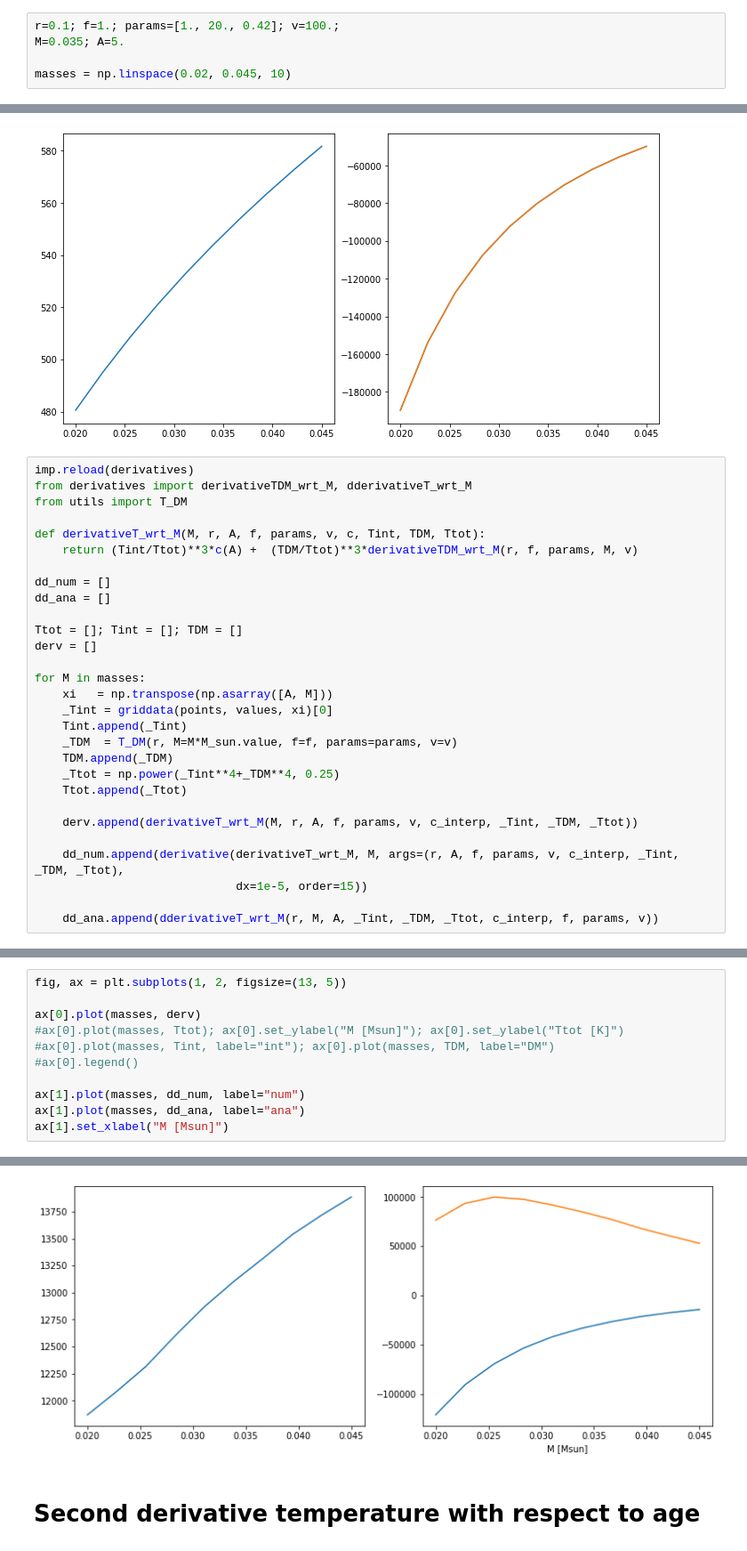
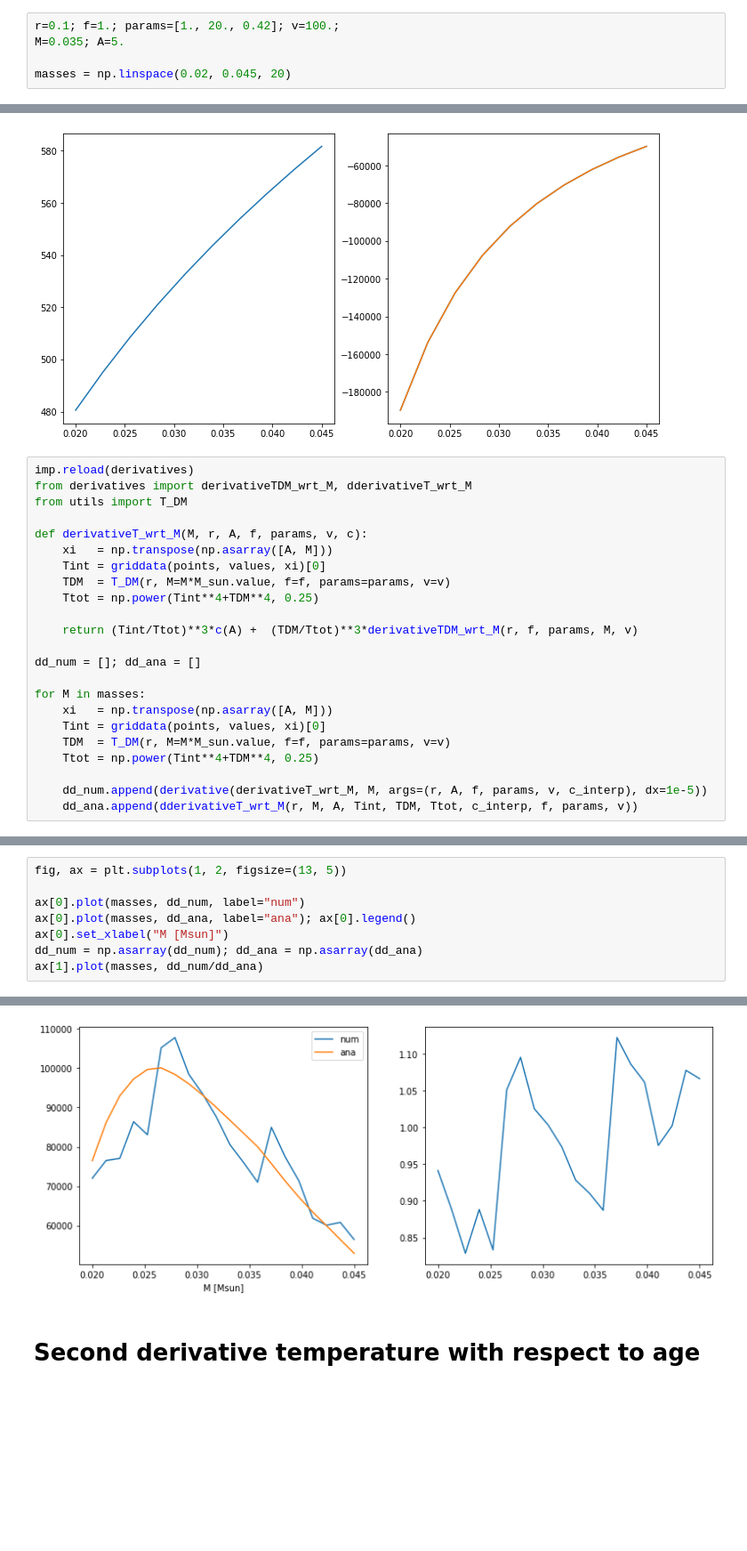
Before and after one commit to mariabenitocst/exoplanets, a Jupyter notebook: jupyter-notebook/checking_dderivatives.ipynb, the cells around one changed output, grey strips where cells are left out. Shown: that part at 89% size. Saved outputs shown, nothing was run; the diff lists cells and outputs as text; blank space fills up the shorter version.

```diff
--- a/jupyter-notebook/checking_dderivatives.ipynb
+++ b/jupyter-notebook/checking_dderivatives.ipynb
@@ -39,7 +62,7 @@ values = data[2]
 r=0.1; f=1.; params=[1., 20., 0.42]; v=100.;
 M=0.035; A=5.
 
-masses = np.linspace(0.02, 0.045, 10)
+masses = np.linspace(0.02, 0.045, 20)
 # %%
 _sigma_sb               = sigma_sb.value
 _G                      = G.value
@@ -118,27 +141,21 @@ imp.reload(derivatives)
 from derivatives import derivativeTDM_wrt_M, dderivativeT_wrt_M
 from utils import T_DM
 
-def derivativeT_wrt_M(M, r, A, f, params, v, c, Tint, TDM, Ttot):
+def derivativeT_wrt_M(M, r, A, f, params, v, c):
+    xi   = np.transpose(np.asarray([A, M]))
+    Tint = griddata(points, values, xi)[0]
+    TDM  = T_DM(r, M=M*M_sun.value, f=f, params=params, v=v)
+    Ttot = np.power(Tint**4+TDM**4, 0.25)
+
     return (Tint/Ttot)**3*c(A) +  (TDM/Ttot)**3*derivativeTDM_wrt_M(r, f, params, M, v)
 
-dd_num = []
-dd_ana = []
-
-Ttot = []; Tint = []; TDM = []
-derv = []
+dd_num = []; dd_ana = []
 
 for M in masses:
     xi   = np.transpose(np.asarray([A, M]))
-    _Tint = griddata(points, values, xi)[0]
-    Tint.append(_Tint)
-    _TDM  = T_DM(r, M=M*M_sun.value, f=f, params=params, v=v)
-    TDM.append(_TDM)
-    _Ttot = np.power(_Tint**4+_TDM**4, 0.25)
-    Ttot.append(_Ttot)
+    Tint = griddata(points, values, xi)[0]
+    TDM  = T_DM(r, M=M*M_sun.value, f=f, params=params, v=v)
+    Ttot = np.power(Tint**4+TDM**4, 0.25)
 
-    derv.append(derivativeT_wrt_M(M, r, A, f, params, v, c_interp, _Tint, _TDM, _Ttot))
-
-    dd_num.append(derivative(derivativeT_wrt_M, M, args=(r, A, f, params, v, c_interp, _Tint, _TDM, _Ttot),
-                             dx=1e-5, order=15))
-
-    dd_ana.append(dderivativeT_wrt_M(r, M, A, _Tint, _TDM, _Ttot, c_interp, f, params, v))
+    dd_num.append(derivative(derivativeT_wrt_M, M, args=(r, A, f, params, v, c_interp), dx=1e-5))
+    dd_ana.append(dderivativeT_wrt_M(r, M, A, Tint, TDM, Ttot, c_interp, f, params, v))
@@ -172,12 +162,9 @@ Traceback (most recent call last):
 # %%
 fig, ax = plt.subplots(1, 2, figsize=(13, 5))
 
-ax[0].plot(masses, derv)
-#ax[0].plot(masses, Ttot); ax[0].set_ylabel("M [Msun]"); ax[0].set_ylabel("Ttot [K]")
-#ax[0].plot(masses, Tint, label="int"); ax[0].plot(masses, TDM, label="DM")
-#ax[0].legend()
-
-ax[1].plot(masses, dd_num, label="num")
-ax[1].plot(masses, dd_ana, label="ana")
-ax[1].set_xlabel("M [Msun]")
+ax[0].plot(masses, dd_num, label="num")
+ax[0].plot(masses, dd_ana, label="ana"); ax[0].legend()
+ax[0].set_xlabel("M [Msun]")
+dd_num = np.asarray(dd_num); dd_ana = np.asarray(dd_ana)
+ax[1].plot(masses, dd_num/dd_ana)
 # %% [output]
@@ -185,4 +172,4 @@ Text(0.5, 0, 'M [Msun]')
-[figure, old version]
+[figure, new version]
 # %% [markdown]
 # Second derivative temperature with respect to age
 # %%
```
Also changed, not shown: parts of 37 cells of this notebook, 1 other file.
